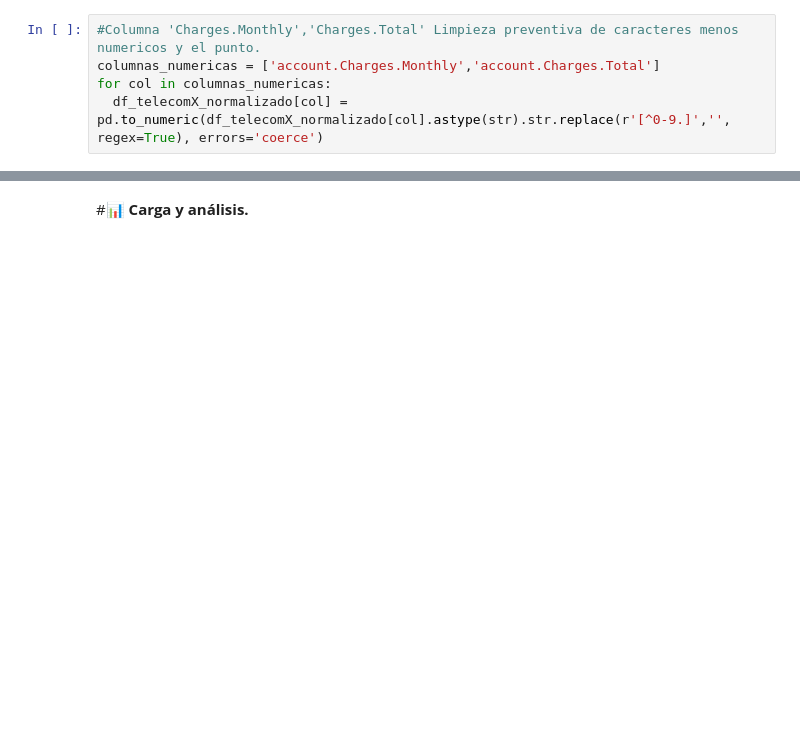
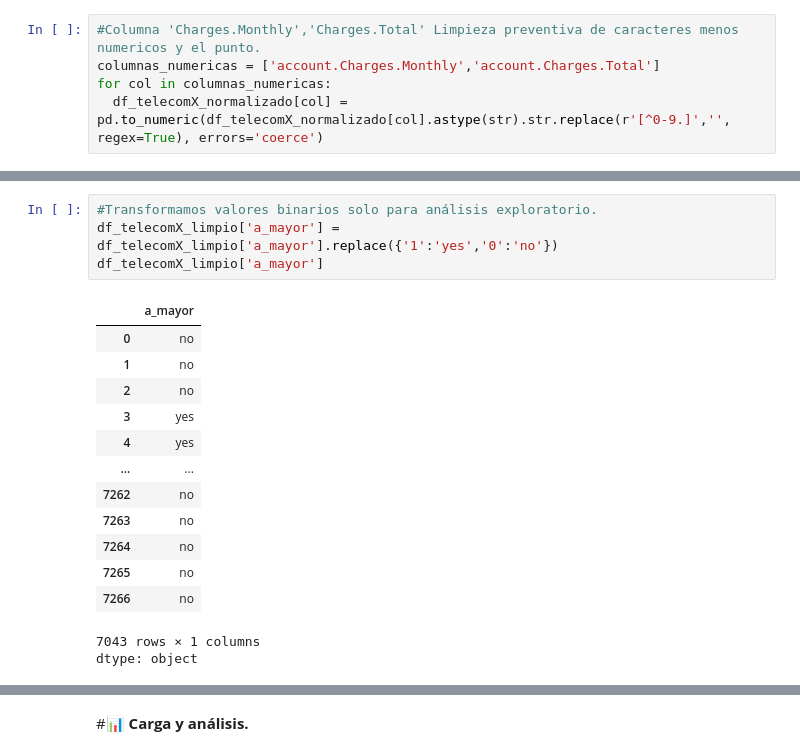
Before and after one commit to EuniceGarcia503/Challenge2_TelecomX_LATAM, a Jupyter notebook: TelecomX_LATAM.ipynb, the cells around one changed output, grey strips where cells are left out. Cells and saved outputs as stored; diff of their text form; blank space fills up the shorter version.

```diff
--- a/TelecomX_LATAM.ipynb
+++ b/TelecomX_LATAM.ipynb
@@ -263,0 +279,19 @@ dtype: int64
+# %%
+#Transformamos valores binarios solo para análisis exploratorio.
+df_telecomX_limpio['a_mayor'] = df_telecomX_limpio['a_mayor'].replace({'1':'yes','0':'no'})
+df_telecomX_limpio['a_mayor']
+# %% [output]
+|  | a_mayor |
+| 0 | no |
+| 1 | no |
+| 2 | no |
+| 3 | yes |
+| 4 | yes |
+| ... | ... |
+| 7262 | no |
+| 7263 | no |
+| 7264 | no |
+| 7265 | no |
+| 7266 | no |
+7043 rows × 1 columns
+dtype: object
```
Also changed, not shown: parts of 21 cells of this notebook.
